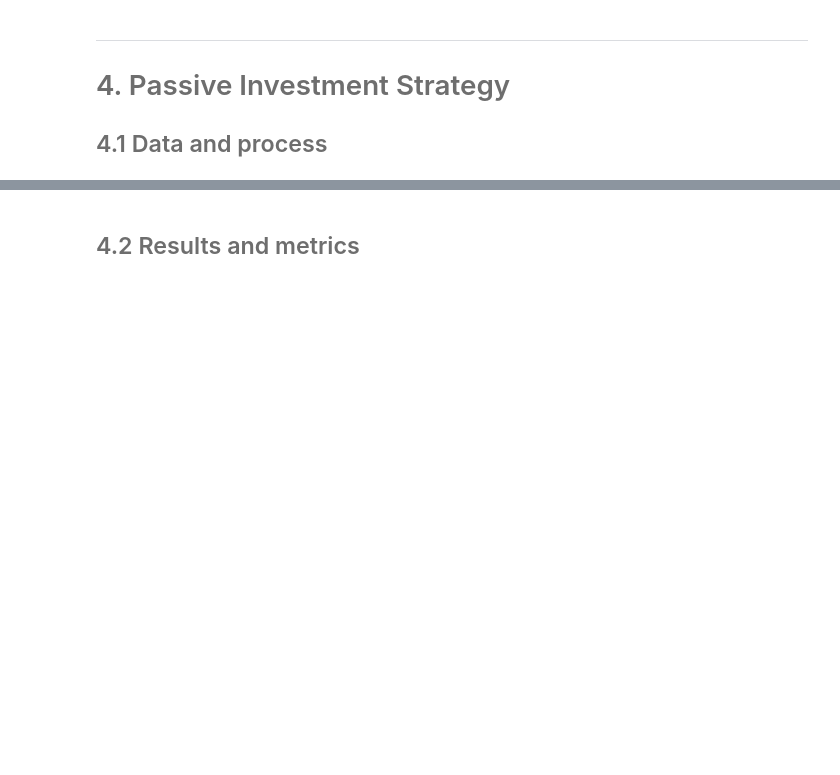
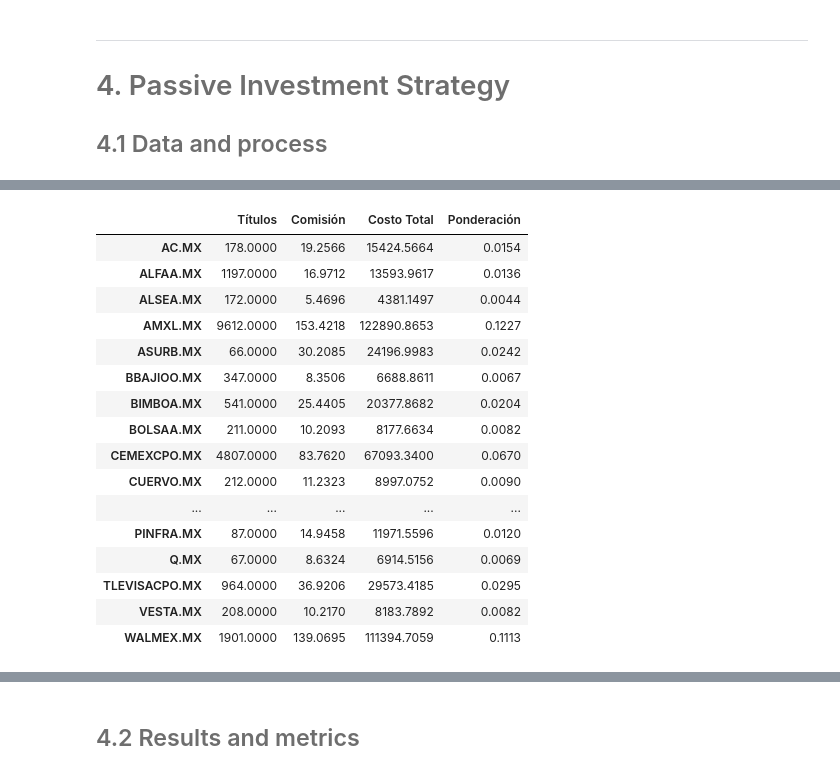
Before and after one commit to anamaria1404/Laboratorio-I, a Jupyter notebook: notebook.ipynb, the cells around one changed output, grey strips where cells are left out. Saved outputs shown, nothing was run; the diff lists cells and outputs as text; code cells hidden in the pictures; blank space fills up the shorter version.

```diff
--- a/notebook.ipynb
+++ b/notebook.ipynb
@@ -224,0 +188,20 @@ def metricas(df_pasiva, rf):
+# %%
+main.tabla
+# %% [output]
+|  | Títulos | Comisión | Costo Total | Ponderación |
+| AC.MX | 178.0000 | 19.2566 | 15424.5664 | 0.0154 |
+| ALFAA.MX | 1197.0000 | 16.9712 | 13593.9617 | 0.0136 |
+| ALSEA.MX | 172.0000 | 5.4696 | 4381.1497 | 0.0044 |
+| AMXL.MX | 9612.0000 | 153.4218 | 122890.8653 | 0.1227 |
+| ASURB.MX | 66.0000 | 30.2085 | 24196.9983 | 0.0242 |
+| BBAJIOO.MX | 347.0000 | 8.3506 | 6688.8611 | 0.0067 |
+| BIMBOA.MX | 541.0000 | 25.4405 | 20377.8682 | 0.0204 |
+| BOLSAA.MX | 211.0000 | 10.2093 | 8177.6634 | 0.0082 |
+| CEMEXCPO.MX | 4807.0000 | 83.7620 | 67093.3400 | 0.0670 |
+| CUERVO.MX | 212.0000 | 11.2323 | 8997.0752 | 0.0090 |
+| ... | ... | ... | ... | ... |
+| PINFRA.MX | 87.0000 | 14.9458 | 11971.5596 | 0.0120 |
+| Q.MX | 67.0000 | 8.6324 | 6914.5156 | 0.0069 |
+| TLEVISACPO.MX | 964.0000 | 36.9206 | 29573.4185 | 0.0295 |
+| VESTA.MX | 208.0000 | 10.2170 | 8183.7892 | 0.0082 |
+| WALMEX.MX | 1901.0000 | 139.0695 | 111394.7059 | 0.1113 |
```
Also changed, not shown: parts of 26 cells of this notebook, 3 other files.
